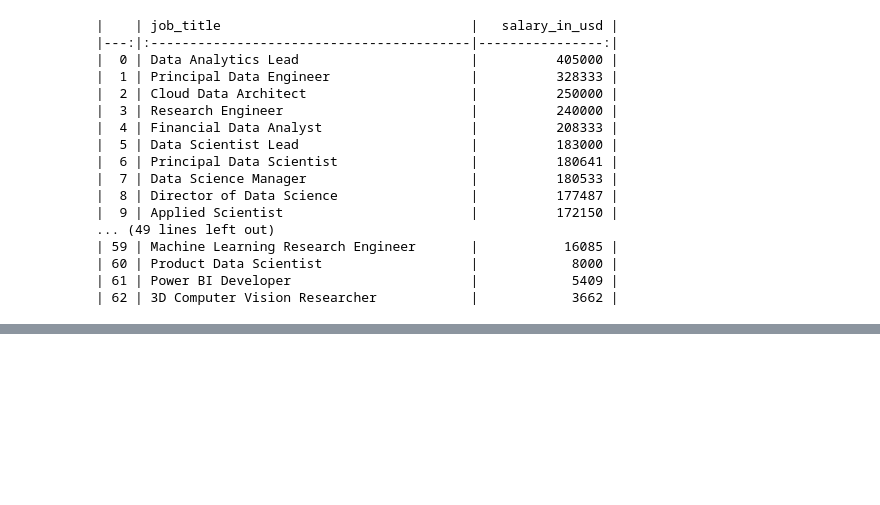
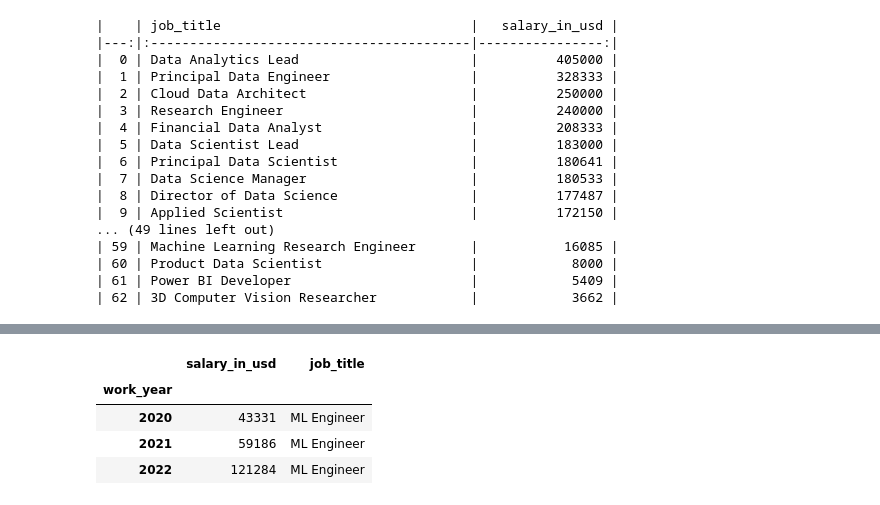
Before and after one commit to MarcelPratikto/CSE-310---Applied-Programming, a Jupyter notebook: Data Analysis/data_analysis.ipynb, the cells around one changed output, grey strips where cells are left out. Drawn from its saved outputs; the diff is of its cells as text; code cells hidden in the pictures; blank space fills up the shorter version.

```diff
--- a/Data Analysis/data_analysis.ipynb
+++ b/Data Analysis/data_analysis.ipynb
@@ -126,0 +152,31 @@ sort_by_salary_average_chart.save("sort_by_salary_average_chart.png")
+# %%
+salary_by_year_DE = (salary_by_year
+    .query("job_title == 'Data Engineer' and experience_level == 'MI'")
+    .sort_values(by="work_year")
+    .groupby(["work_year"]).mean().astype(int)
+    .assign(job_title = "Data Engineer")
+)
+salary_by_year_DE
+
+salary_by_year_DS = (salary_by_year
+    .query("job_title == 'Data Scientist' and experience_level == 'MI'")
+    .sort_values(by="work_year")
+    .groupby(["work_year"]).mean().astype(int)
+    .assign(job_title = "Data Scientist")
+)
+salary_by_year_DS
+
+salary_by_year_MLE = (salary_by_year
+    .query("job_title in ['ML Engineer', 'Machine Learning Engineer'] and experience_level == 'MI'")
+    .replace("Machine Learning Engineer", "ML Engineer")
+    .sort_values(by="work_year")
+    .groupby(["work_year"]).mean().astype(int)
+    .assign(job_title = "ML Engineer")
+)
+salary_by_year_MLE
+# %% [output]
+|  | salary_in_usd | job_title |
+| work_year |  |  |
+| 2020 | 43331 | ML Engineer |
+| 2021 | 59186 | ML Engineer |
+| 2022 | 121284 | ML Engineer |
```
Also changed, not shown: parts of 6 cells of this notebook, 2 other files.
